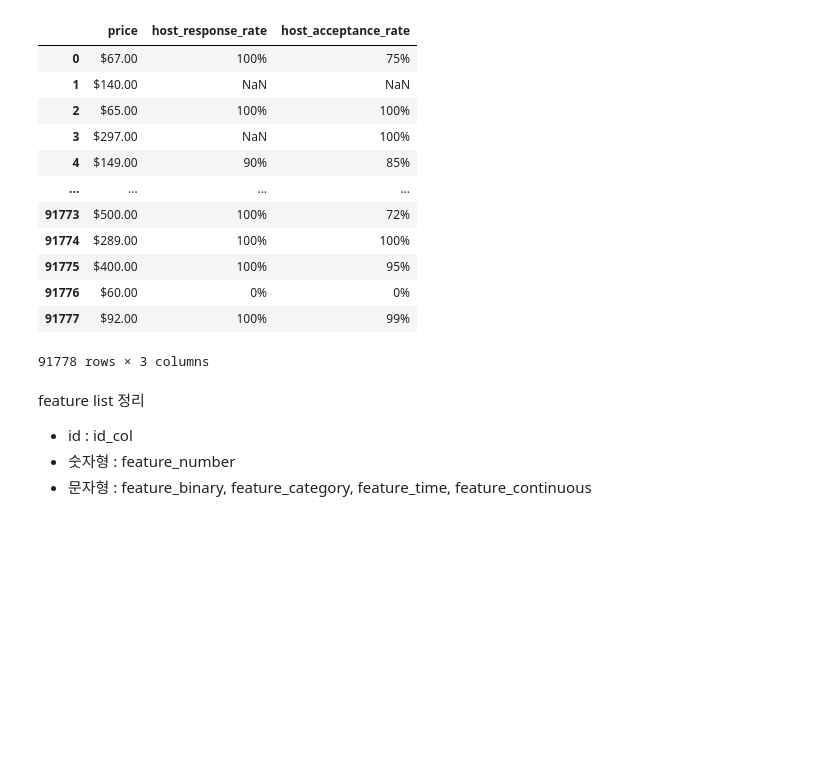
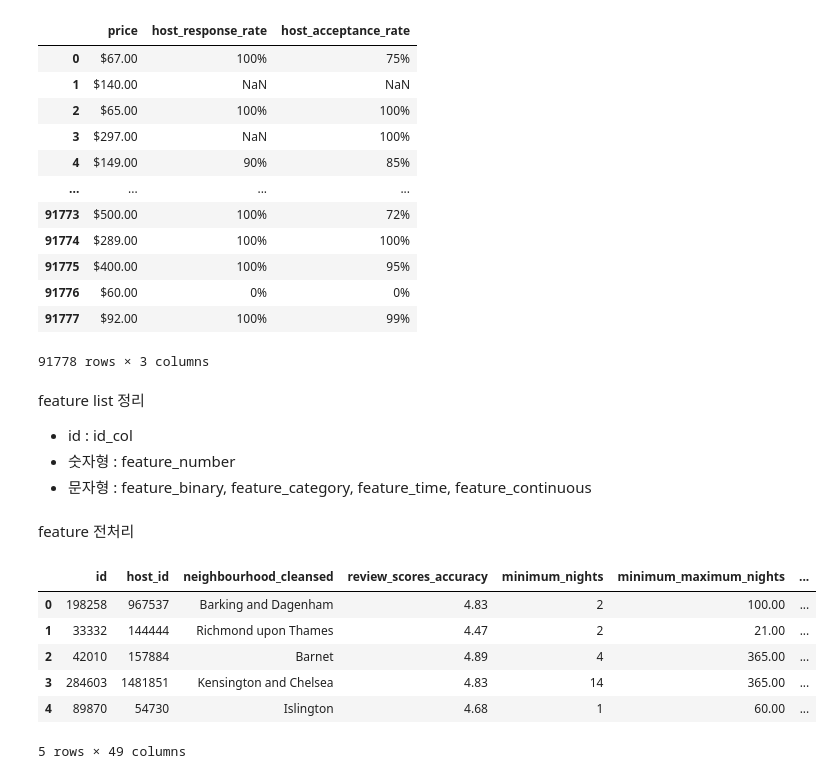
Before and after one commit to HongSeongMo/Airbnb, a Jupyter notebook: learning_plus_training1.ipynb, the cells around one changed output. Drawn from its saved outputs; the diff is of its cells as text; code cells hidden in the pictures; blank space fills up the shorter version.

```diff
--- a/learning_plus_training1.ipynb
+++ b/learning_plus_training1.ipynb
@@ -798,3 +798,17 @@ feature list 정리
 *   id : id_col
 *   숫자형 : feature_number
 *   문자형 : feature_binary, feature_category, feature_time, feature_continuous
+# %% [markdown]
+feature 전처리
+# %%
+# feature data
+feature_df = listing_df[id_col + feature_number + feature_binary + feature_category + feature_time + feature_continuous].copy()
+feature_df.head()
+# %% [output]
+|  | id | host_id | neighbourhood_cleansed | review_scores_accuracy | minimum_nights | minimum_maximum_nights | ... |
+| 0 | 198258 | 967537 | Barking and Dagenham | 4.83 | 2 | 100.00 | ... |
+| 1 | 33332 | 144444 | Richmond upon Thames | 4.47 | 2 | 21.00 | ... |
+| 2 | 42010 | 157884 | Barnet | 4.89 | 4 | 365.00 | ... |
+| 3 | 284603 | 1481851 | Kensington and Chelsea | 4.83 | 14 | 365.00 | ... |
+| 4 | 89870 | 54730 | Islington | 4.68 | 1 | 60.00 | ... |
+5 rows × 49 columns
```
Also changed, not shown: parts of 7 cells of this notebook.
